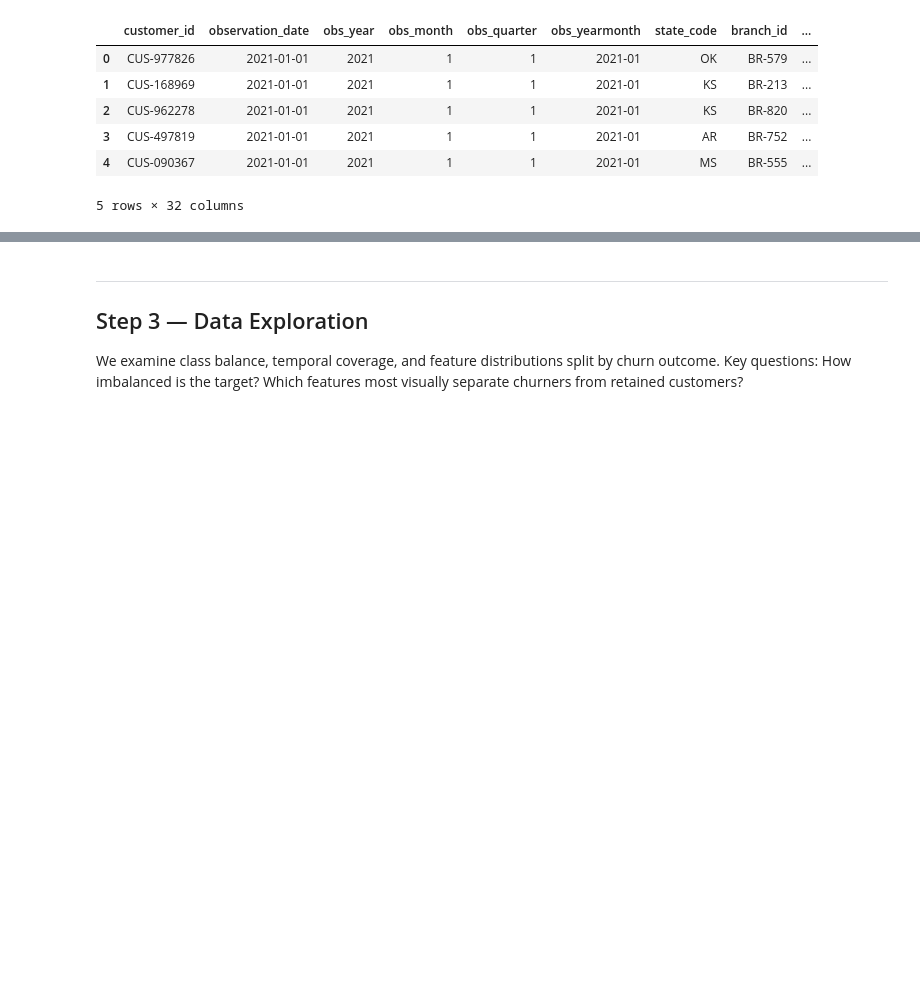
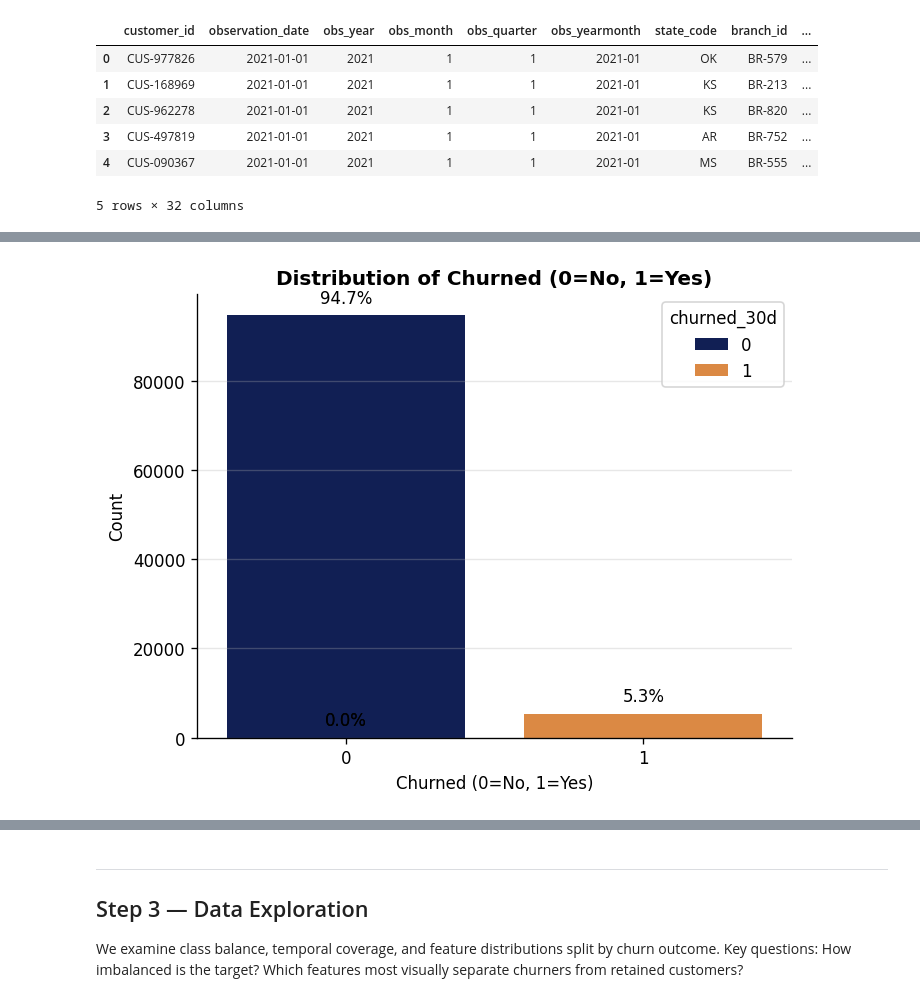
Before and after one commit to mamesjha/iguana-taco-repo, a Jupyter notebook: churn_master.ipynb, the cells around one changed output, grey strips where cells are left out. Drawn from its saved outputs; the diff is of its cells as text; code cells hidden in the pictures; blank space fills up the shorter version.

```diff
--- a/churn_master.ipynb
+++ b/churn_master.ipynb
@@ -182,3 +177,19 @@ Shape: (100000, 32)
+# %%
+sns.countplot(df,x='churned_30d', hue='churned_30d', palette=[NAVY, ORANGE])
+
+total = len(df['churned_30d'])
+for p in plt.gca().patches:
+    percentage = '{:.1f}%'.format(100 * p.get_height()/total)
+    x = p.get_x() + p.get_width() / 2
+    y = p.get_height()
+    plt.gca().annotate(f'{percentage}', (x, y), ha='center', va='bottom', fontsize=10, color='black', xytext=(0, 5), textcoords='offset points')
+
+plt.title('Distribution of Churned (0=No, 1=Yes)', fontweight='bold')
+plt.xlabel('Churned (0=No, 1=Yes)')
+plt.ylabel('Count')
+plt.show()
+# %% [output]
+[figure, added]
 # %%
 #@title Step 3 — Basic Profile Also known as Inspecting the Iguanas that Fell of the tree
 # ── Basic profile ────────────────────────────────────────────────────────────
```
Also changed, not shown: parts of 42 cells of this notebook.
